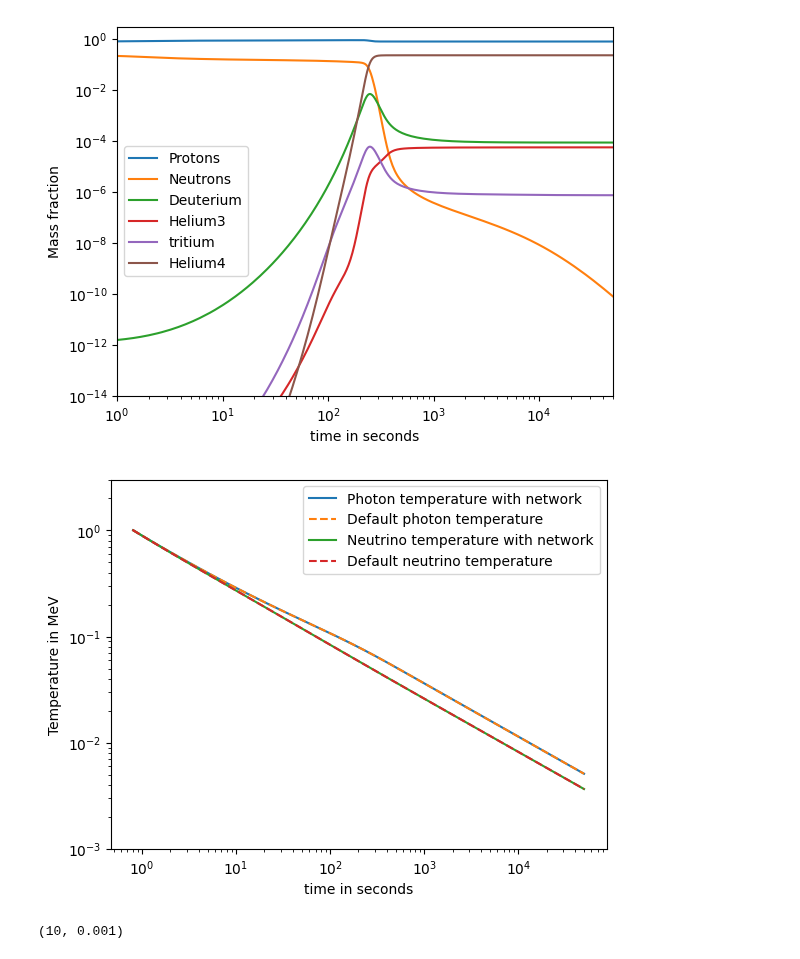
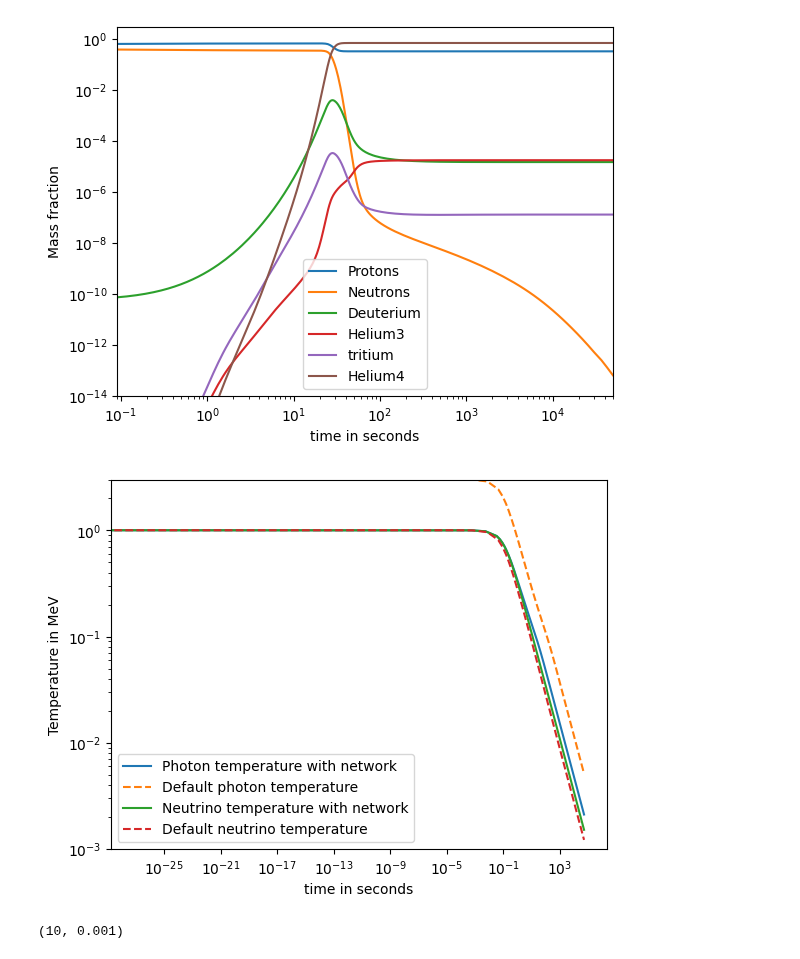
Before and after one commit to hansbdein/Speciale, a Jupyter notebook: vigtigere_2.ipynb, the cells around one changed output. Drawn from its saved outputs; the diff is of its cells as text; code cells hidden in the pictures.

```diff
--- a/vigtigere_2.ipynb
+++ b/vigtigere_2.ipynb
@@ -39,7 +39,7 @@ n_nu=3.046              #number of neutrino families with correction from
 TMeV2T9=11.60451812 #conversion factor from MeV to 10^9K
 cm3s=1.167*10**-11   #conversion factor for cm^3/s
 barn=389.4          #conversion factor for barn
-T_ini=1             #initial temperature in MeV
+T_ini=3             #initial temperature in MeV
 e_mass=0.51099895   #electron mass in MeV
 z_ini=e_mass/T_ini
 
@@ -161,7 +161,7 @@ def dadt(t,T,h,a):
     return a*H(T,h,a)
 
 
-t_range=[t_ini,5e4*timeunit]            #time range for integration
+t_range=[0,5e4*timeunit]            #time range for integration
 t_space=np.linspace(*t_range,1000)      #time range for approximate temperature
 
 #combining derivatives
@@ -460,7 +463,7 @@ plt.plot(solY.t/timeunit, 4*solY.y[n_bparams+5], label='Helium4')
 plt.xlabel('time in seconds')
 plt.ylabel('Mass fraction')
 plt.ylim(1e-14,3)
-plt.xlim(1,5e4)
+plt.xlim(t_ini/timeunit,5e4)
 
 plt.xscale('log')
 plt.yscale('log')
@@ -472,35 +475,35 @@ plt.legend()
 plt.show()
 
 plt.figure('temperature')
 
 # Plot the Temperature
 plt.plot(solY.t/timeunit, solY.y[0], label='Photon temperature with network')
 plt.plot(sol.t/timeunit, sol.y[0],'--', label='Default photon temperature')
 # Test with completely radiation dominated universe
 #t_space=solY.t
 #T_approx=np.sqrt(1.226*10**21/t_space)
 #T_approx=1/np.sqrt(t_space/timeunit)/10.4*TMeV2T9
 plt.plot(solY.t/timeunit, T_ini/solY.y[2], label='Neutrino temperature with network')
 plt.plot(sol.t/timeunit, T_ini/sol.y[2],'--', label='Default neutrino temperature')
 
 #plot the scale factor
 #plt.plot(sol.t/timeunit, sol.y[2]/1e3, label='scale factor')
 
 #fix the axis
 plt.xlabel('time in seconds')
 plt.ylabel('Temperature in MeV')
 
 plt.xscale('log')
 plt.yscale('log')
 
 # plt.xlim((0.1, 2e5))
 plt.ylim((1e-3,3))
 
 plt.legend()
 plt.show()
 # %% [output]
-[figure, old version]
+[figure, new version]
-[figure, old version]
+[figure, new version]
 # %%
 #plotting Neutron-proton conversion rates
 import matplotlib.pyplot as plt
```
Also changed, not shown: parts of 5 cells of this notebook, 4 other files.
